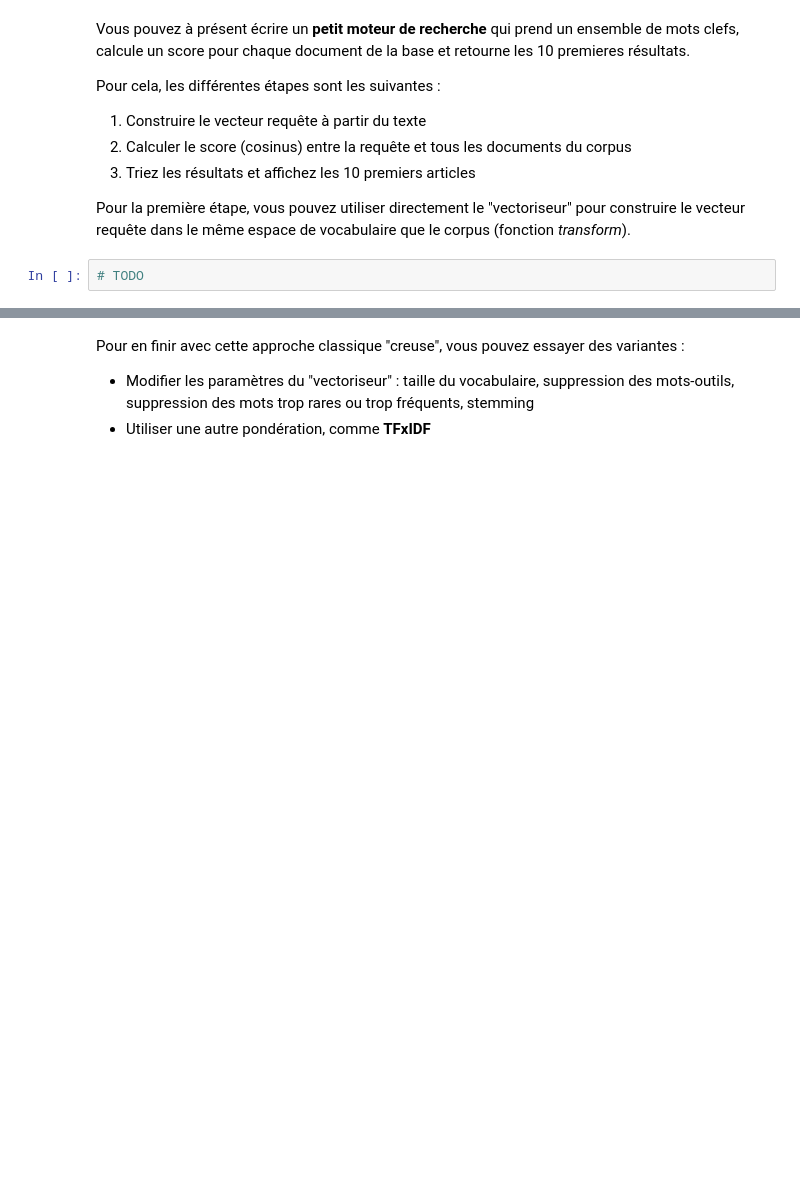
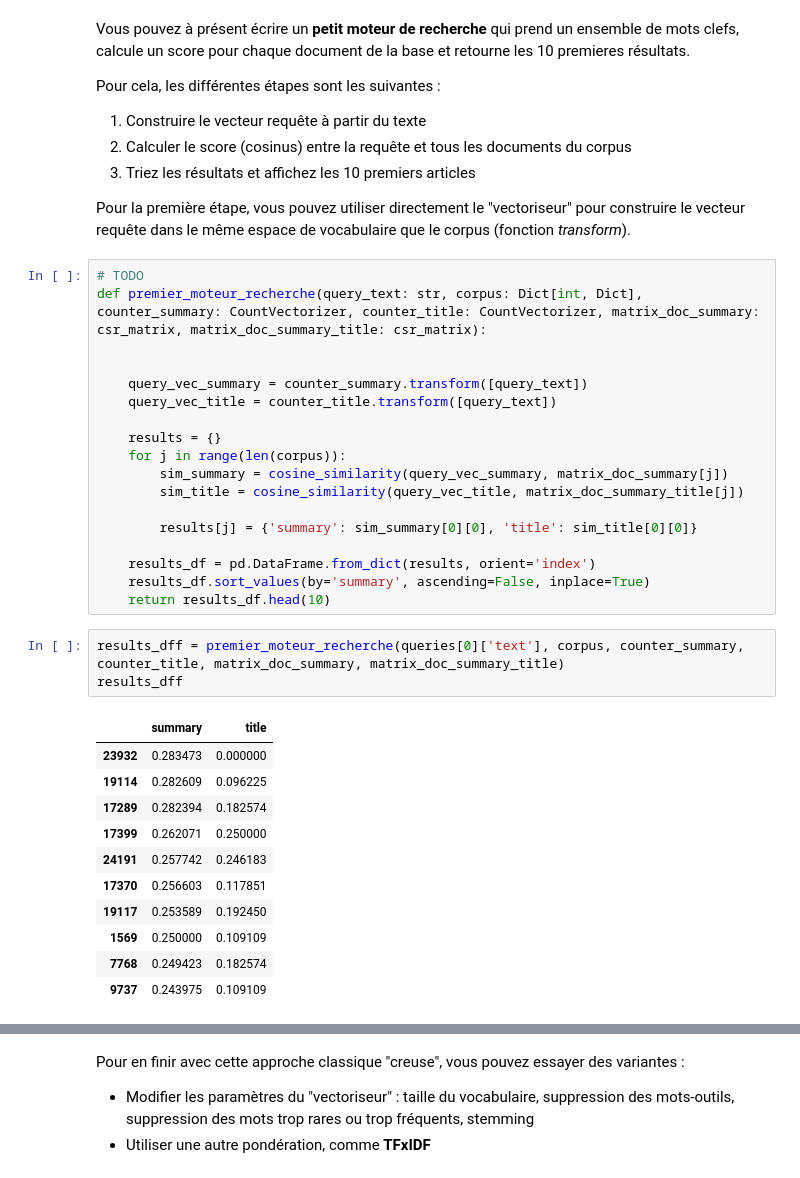
Before and after one commit to yahyachibani/Moteur-de-recherche-semantique, a Jupyter notebook: BE_CS2.ipynb, the cells around one changed output, grey strips where cells are left out. Saved outputs shown, nothing was run; the diff lists cells and outputs as text; blank space fills up the shorter version.

```diff
--- a/BE_CS2.ipynb
+++ b/BE_CS2.ipynb
@@ -431,5 +431,36 @@ Pour cela, les différentes étapes sont les suivantes :
 1. Triez les résultats et affichez les 10 premiers articles
 
 Pour la première étape, vous pouvez utiliser directement le "vectoriseur" pour construire le vecteur requête dans le même espace de vocabulaire que le corpus (fonction *transform*).
-# %%
-# TODO
+# %%
+# TODO
+def premier_moteur_recherche(query_text: str, corpus: Dict[int, Dict], counter_summary: CountVectorizer, counter_title: CountVectorizer, matrix_doc_summary: csr_matrix, matrix_doc_summary_title: csr_matrix):
+
+
+    query_vec_summary = counter_summary.transform([query_text])
+    query_vec_title = counter_title.transform([query_text])
+
+    results = {}
+    for j in range(len(corpus)):
+        sim_summary = cosine_similarity(query_vec_summary, matrix_doc_summary[j])
+        sim_title = cosine_similarity(query_vec_title, matrix_doc_summary_title[j])
+
+        results[j] = {'summary': sim_summary[0][0], 'title': sim_title[0][0]}
+
+    results_df = pd.DataFrame.from_dict(results, orient='index')
+    results_df.sort_values(by='summary', ascending=False, inplace=True)
+    return results_df.head(10)
+# %%
+results_dff = premier_moteur_recherche(queries[0]['text'], corpus, counter_summary, counter_title, matrix_doc_summary, matrix_doc_summary_title)
+results_dff
+# %% [output]
+|  | summary | title |
+| 23932 | 0.283473 | 0.000000 |
+| 19114 | 0.282609 | 0.096225 |
+| 17289 | 0.282394 | 0.182574 |
+| 17399 | 0.262071 | 0.250000 |
+| 24191 | 0.257742 | 0.246183 |
+| 17370 | 0.256603 | 0.117851 |
+| 19117 | 0.253589 | 0.192450 |
+| 1569 | 0.250000 | 0.109109 |
+| 7768 | 0.249423 | 0.182574 |
+| 9737 | 0.243975 | 0.109109 |
```
Also changed, not shown: parts of 22 cells of this notebook.
